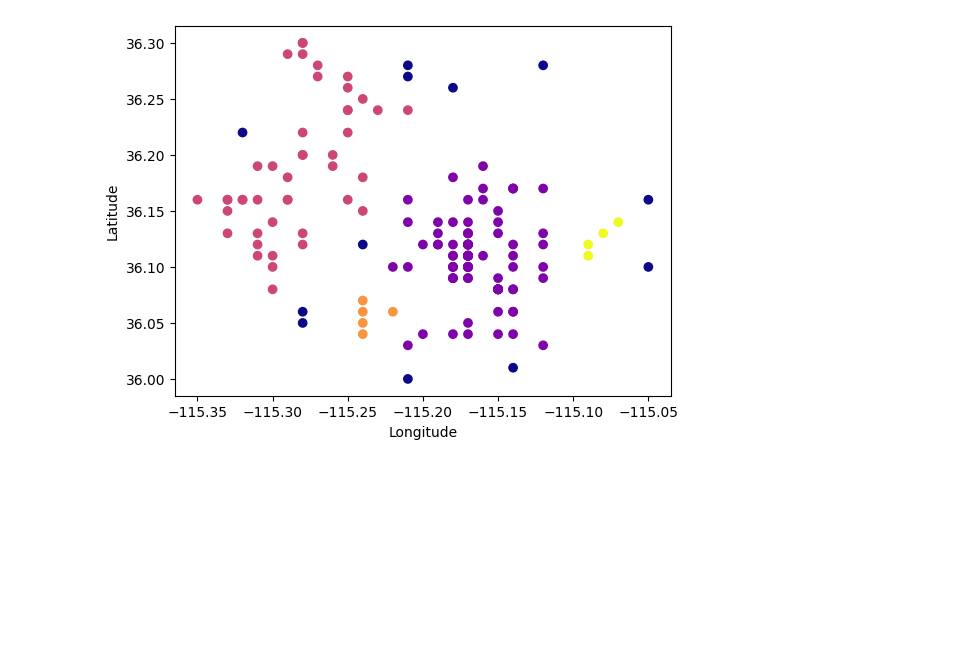
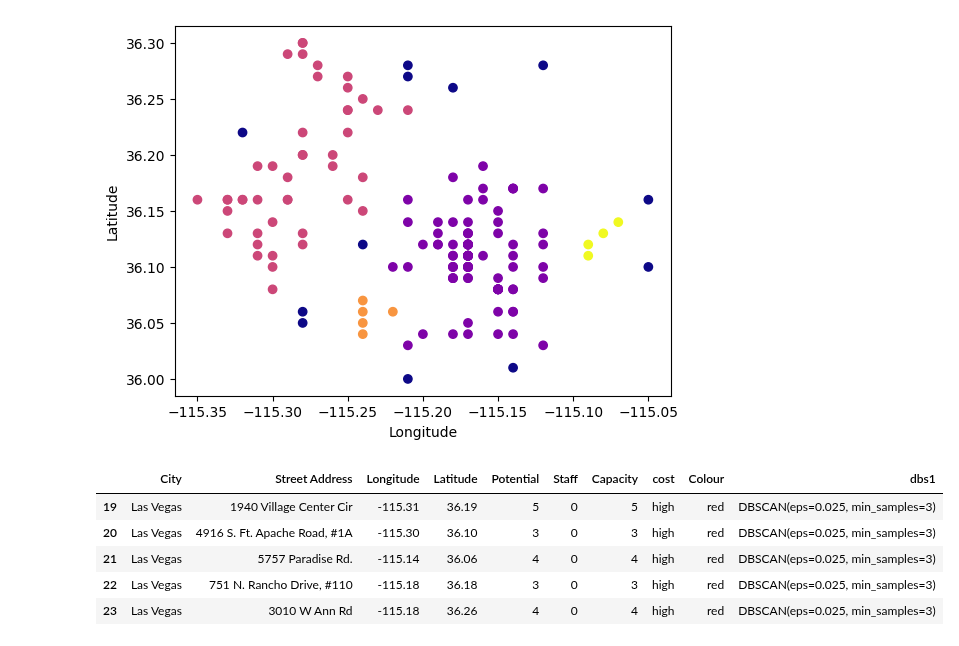
Before and after one commit to Petint/AI-and-DS, a Jupyter notebook: ds5/ds4.ipynb, the cells around one changed output. Drawn from its saved outputs; the diff is of its cells as text; code cells hidden in the pictures; blank space fills up the shorter version.

```diff
--- a/ds5/ds4.ipynb
+++ b/ds5/ds4.ipynb
@@ -86,6 +86,7 @@ xXx  = dtf[['Latitude','Longitude']]
 dbs1 = DBSCAN(eps=0.025, min_samples=3).fit(xXx)
 labels_dbs1 = dbs1.labels_
 print(labels_dbs1)
+dtf['dbs1'] = dbs1
 # %% [output]
 [ 0  0  0  1  0  0  0  2  3  1  0  0  1  0  1  0  0  1  0  0  1  0  1  0
   1  1  1  0  0  1  1 -1  0 -1  0  0  0  1  0  1  0  1  0  0 -1  0  1  0
@@ -104,36 +105,43 @@ plt.show()
 # %%
 # Defineatley not stolen code
 dtf_new = pd.DataFrame()
-for c in sorted(dtf['cluster_kmeans'].unique()):
-    dtf_cluster = dtf[dtf['cluster_kmeans']==c]
+for c in sorted(dtf['dbs1'].unique()):
+    dtf_cluster = dtf[dtf['dbs1']==c]
 
     ## hubs and targets
-    lst_hubs = dtf_cluster[dtf_cluster["Cost"]=="low"
+    lst_hubs = dtf_cluster[dtf_cluster["cost"]=="low"
                ].sort_values("Capacity").to_dict("records")
-    lst_targets = dtf_cluster[dtf_cluster["Cost"]=="high"
+    lst_targets = dtf_cluster[dtf_cluster["cost"]=="high"
                ].sort_values("Staff").to_dict("records")
     ## move targets
     for target in lst_targets:
          for hub in lst_hubs:
              ### if hub has space
              if hub["Capacity"] > 0:
                 residuals = hub["Capacity"] - target["Staff"]
                 #### case of hub has still capacity: do next target
                 if residuals >= 0:
                    hub["Staff"] += target["Staff"]
                    hub["Capacity"] = hub["Potential"] - hub["Staff"]
                    target["Capacity"] = target["Potential"]
                    target["Staff"] = 0
                    break
                 #### case of hub is full: do next hub
                 else:
                    hub["Capacity"] = 0
                    hub["Staff"] = hub["Potential"]
                    target["Staff"] = -residuals
                    target["Capacity"] = target["Potential"]-target["Staff"]
     dtf_new = dtf_new.append(pd.DataFrame(lst_hubs)
                  ).append(pd.DataFrame(lst_targets))
-dtf_new = dtf_new.append(dtf[dtf["Cost"]=="medium"]
+dtf_new = dtf_new.append(dtf[dtf["cost"]=="medium"]
                  ).reset_index(drop=True).sort_values(
-                 ['cluster_kmeans',"Staff"])
+                 ['dbs1',"Staff"])
 dtf_new.head()
+# %% [output]
+|  | City | Street Address | Longitude | Latitude | Potential | Staff | Capacity | cost | Colour | dbs1 |
+| 19 | Las Vegas | 1940 Village Center Cir | -115.31 | 36.19 | 5 | 0 | 5 | high | red | DBSCAN(eps=0.025, min_samples=3) |
+| 20 | Las Vegas | 4916 S. Ft. Apache Road, #1A | -115.30 | 36.10 | 3 | 0 | 3 | high | red | DBSCAN(eps=0.025, min_samples=3) |
+| 21 | Las Vegas | 5757 Paradise Rd. | -115.14 | 36.06 | 4 | 0 | 4 | high | red | DBSCAN(eps=0.025, min_samples=3) |
+| 22 | Las Vegas | 751 N. Rancho Drive, #110 | -115.18 | 36.18 | 3 | 0 | 3 | high | red | DBSCAN(eps=0.025, min_samples=3) |
+| 23 | Las Vegas | 3010 W Ann Rd | -115.18 | 36.26 | 4 | 0 | 4 | high | red | DBSCAN(eps=0.025, min_samples=3) |
```
